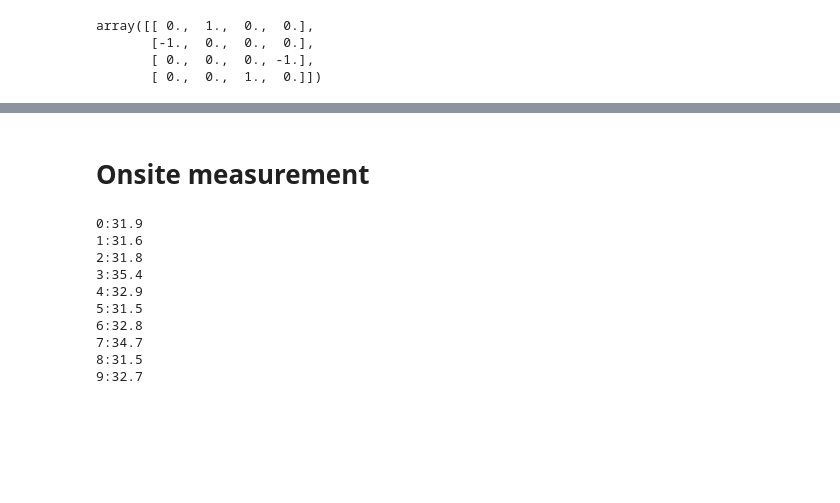
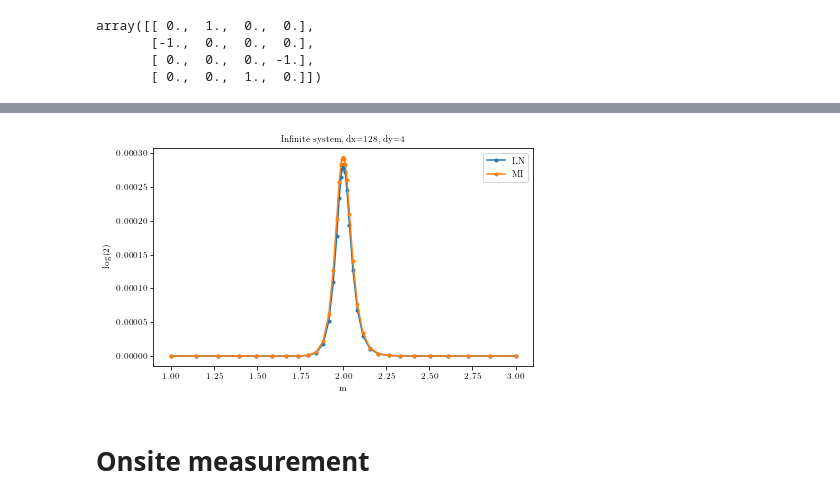
Before and after one commit to hainingpan/SPT, a Jupyter notebook: test_pSC.ipynb, the cells around one changed output, grey strips where cells are left out. Saved outputs shown, nothing was run; the diff lists cells and outputs as text; code cells hidden in the pictures; blank space fills up the shorter version.

```diff
--- a/test_pSC.ipynb
+++ b/test_pSC.ipynb
@@ -499,56 +618,23 @@ Text(0.5, 1.0, 'Finite system')
+# %%
+m_list=(lambda x:(x-2)**3+2 )(np.linspace(1,3,40))
+# m_list=(np.linspace(1,3,10))
+Lx,Ly=128,4
+LN_no_inf_list=[]
+MI_no_inf_list=[]
+for m in m_list:
+    params=Params(m=m,dxmax=Lx,dymax=Ly,Lx=np.inf,Ly=np.inf)
+    MI_no_inf_list.append(params.mutual_information_m(subA,subB,linear=True))
+    LN_no_inf_list.append(params.log_neg(subA,subB,linear=True))
+# %%
+fig,ax=plt.subplots()
+ax.plot(m_list,LN_no_inf_list/np.log(2),'.-',label='LN')
+ax.plot(m_list,MI_no_inf_list/np.log(2),'.-',label='MI')
+ax.legend()
+ax.set_xlabel('m')
+ax.set_ylabel('log(2)')
+ax.set_title('Infinite system, dx={:d}, dy={:d}'.format(Lx,Ly))
+fig.savefig('/mnt/d/kitp/Rp_SPT/9/LN_pSC_no_inf_Lx{:d}_Ly{:d}.pdf'.format(Lx,Ly),bbox_inches='tight')
+# %% [output]
+[figure, added]
 # %% [markdown]
 # Onsite measurement
-# %%
-# m_list=(lambda x:(x-2)**3+2 )(np.linspace(1,3,10))
-m_list=(np.linspace(1,3,10))
-es=20
-LN_Born_list=np.zeros((len(m_list),es))
-MI_Born_list=np.zeros((len(m_list),es))
-Lx,Ly=64,8
-
-def run(p):
-    m,Lx,Ly=p
-    params=Params(m=m,Lx=Lx,Ly=Ly,bcx=-1,bcy=1)
-    total=params.linearize_index([np.arange(params.Lx),np.arange(params.Ly)],2)
-    subA=params.linearize_index([np.arange(params.Lx//4),np.arange(params.Ly)],2)
-    proj_range=params.linearize_index([np.arange(params.Lx//4)+params.Lx//4,np.arange(params.Ly)],2,proj=True)
-    subB=params.linearize_index([np.arange(params.Lx//4)+params.Lx//2,np.arange(params.Ly)],2)
-
-    params.measure_all_Born(proj_range,linear=True)
-    LN=params.log_neg(subA,subB,linear=True)
-    MI=params.mutual_information_m(subA,subB,linear=True)
-    return MI,LN
-
-for m_i,m in enumerate(m_list):
-    st=time.time()
-    # # Serial
-    # params0=Params(m=m,Lx=Lx,Ly=Ly,bcx=-1,bcy=1)
-    # for es_i in range(es):
-    #     params=copy(params0)
-    #     params.measure_all_Born(proj_range,linear=True)
-    #     MI_Born_list[m_i,es_i]=params.mutual_information_m(subA,subB,linear=True)
-    #     LN_Born_list[m_i,es_i]=params.log_neg(subA,subB,linear=True)
-
-    # Parallel
-    inputs=[(m,Lx,Ly) for _ in range(es)]
-    async_result=rc[:].map_sync(run,inputs)
-    for index,results in enumerate(async_result):
-        MI_Born_list[m_i,index],LN_Born_list[m_i,index]=results
-    # async_result=rc[:].map_sync((lambda p:Params(m=p[0],Lx=p[1],Ly=p[2]).measure_all_Born([np.arange(p[1]//4,p[1]//2),np.arange(p[2])]).log_neg([np.arange(p[1]//4),np.arange(p[2])],[np.arange(p[1]//4)+p[1]//2,np.arange(p[2])])),[(m,Lx,Ly) for _ in range(es)])
-    # LN_Born_list[m_i,:]=async_result
-
-    # async_result=rc[:].map_sync((lambda p:Params(m=p[0],Lx=p[1],Ly=p[2]).measure_all_Born([np.arange(p[1]//4,p[1]//2),np.arange(p[2])]).mutual_information_m([np.arange(p[1]//4),np.arange(p[2])],[np.arange(p[1]//4)+p[1]//2,np.arange(p[2])])),[(m,Lx,Ly) for _ in range(es)])
-    # MI_Born_list[m_i,:]=async_result
-
-    print('{:d}:{:.1f}'.format(m_i,time.time()-st))
-# %% [output]
-0:31.9
-1:31.6
-2:31.8
-3:35.4
-4:32.9
-5:31.5
-6:32.8
-7:34.7
-8:31.5
-9:32.7
```
Also changed, not shown: parts of 54 cells of this notebook, 5 other files.
